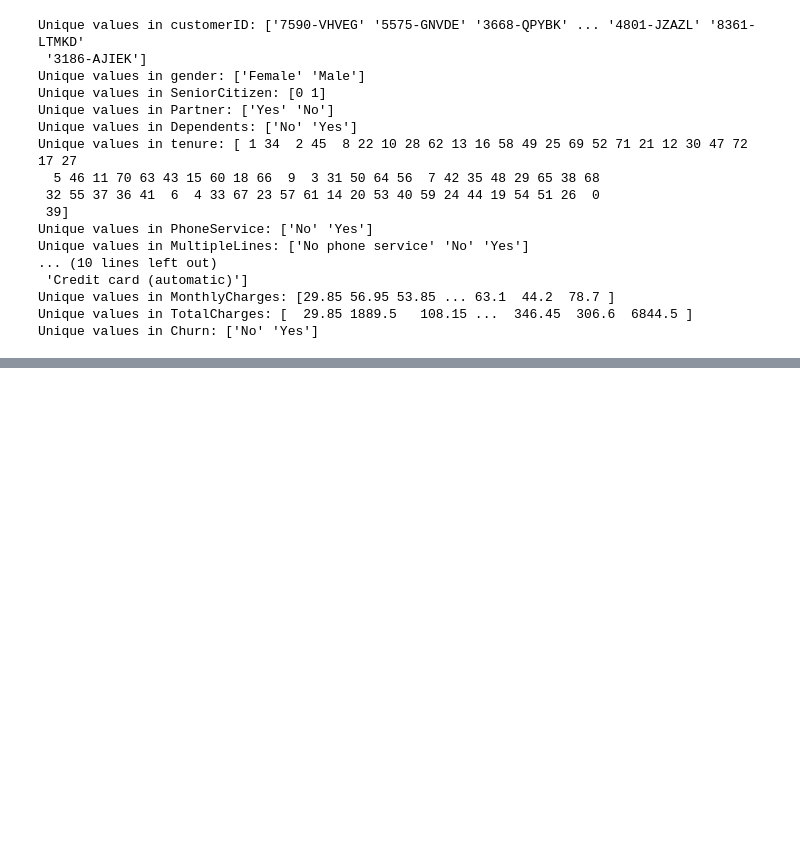
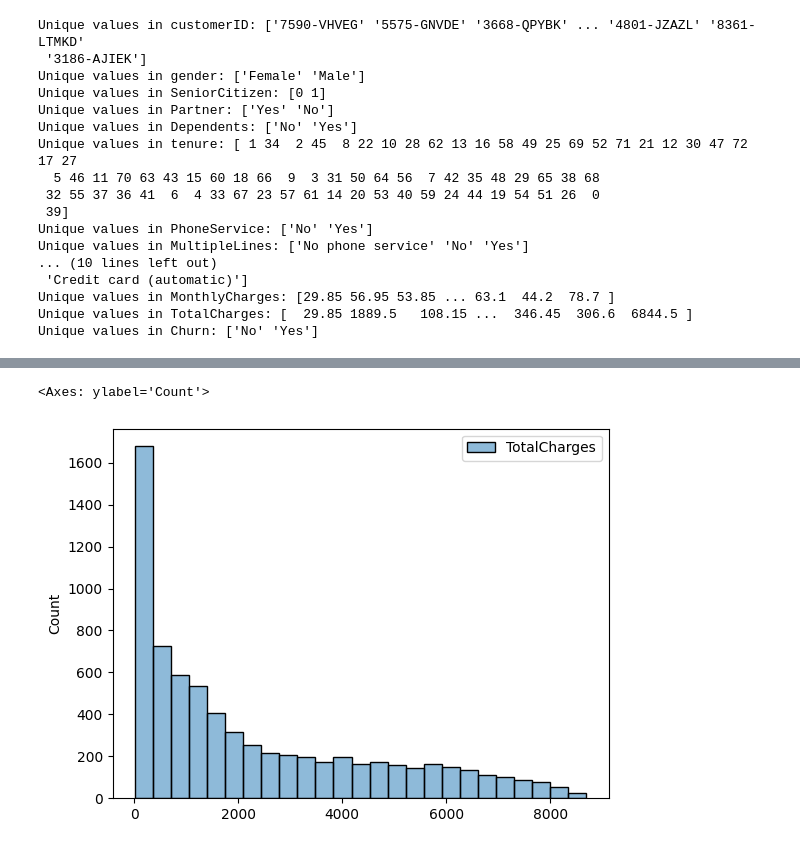
Before and after one commit to ImAleexDz/churn-preditction, a Jupyter notebook: churn-project.ipynb, the cells around one changed output, grey strips where cells are left out. Cells and saved outputs as stored; diff of their text form; code cells hidden in the pictures; blank space fills up the shorter version.

```diff
--- a/churn-project.ipynb
+++ b/churn-project.ipynb
@@ -173,0 +184,5 @@ Unique values in Churn: ['No' 'Yes']
+# %%
+sns.histplot(df[['TotalCharges']])
+# %% [output]
+<Axes: ylabel='Count'>
+[figure, added]
```
Also changed, not shown: parts of 22 cells of this notebook.
